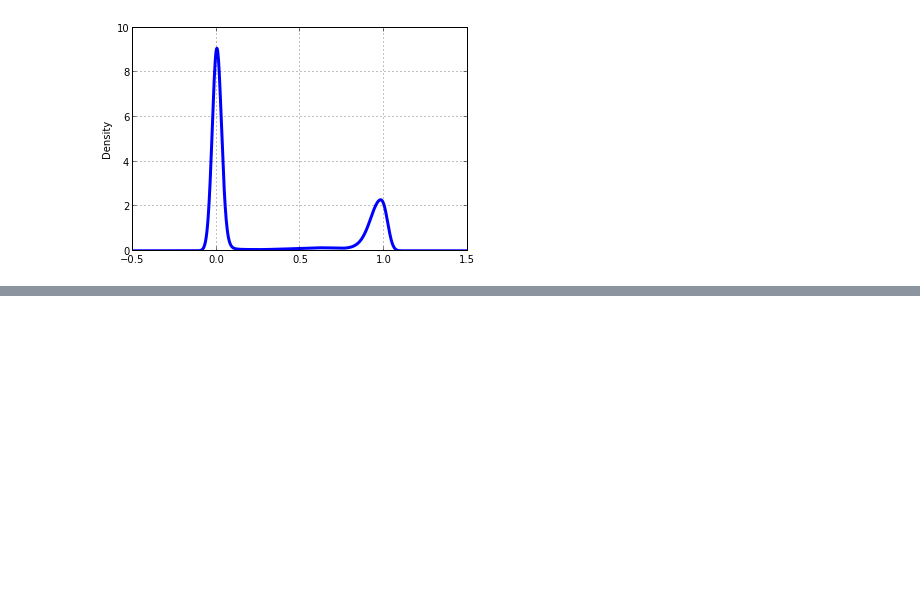
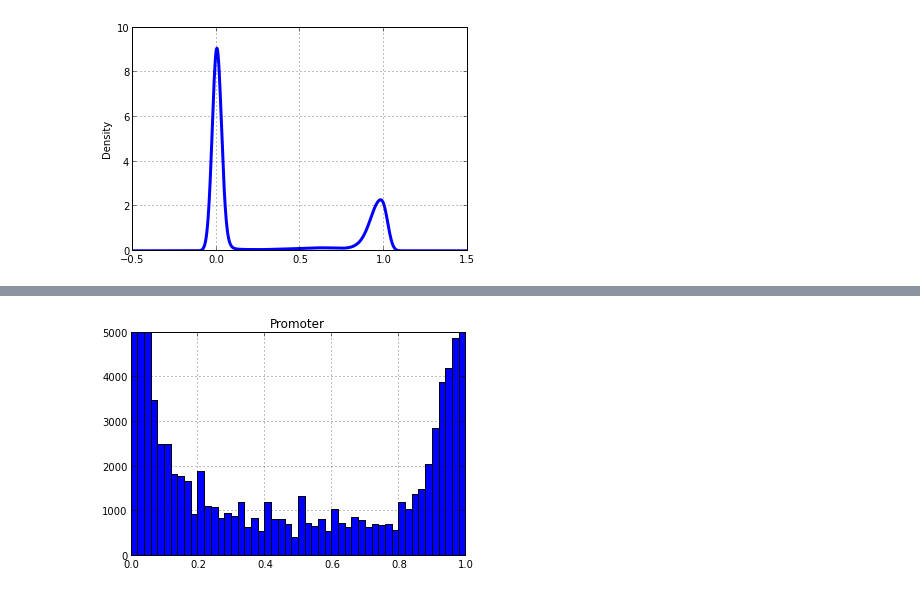
Before and after one commit to sr320/ipython_nb, a Jupyter notebook: BiGo_methratio.ipynb, the cells around one changed output, grey strips where cells are left out. Drawn from its saved outputs; the diff is of its cells as text; code cells hidden in the pictures; blank space fills up the shorter version.

```diff
--- a/BiGo_methratio.ipynb
+++ b/BiGo_methratio.ipynb
@@ -305,0 +362,15 @@ CDSmr[5].plot(kind='kde', linewidth=3);
+# %%
+from pandas import *
+
+# read data from data file into a pandas DataFrame
+Promr = read_table("/Volumes/web/cnidarian/BiGo_methratio_boop_intersect_promoter.txt", # name of the data file
+            #sep="\t", # what character separates each column?
+            #na_values=["", " "], # what values should be considered "blank" values?
+            header=None)
+# %%
+Promr[5].hist(bins=50);
+#Axis limits are changed using the axis([xmin, xmax, ymin, ymax]) function.
+plt.axis([0, 1, 0, 5000]);
+plt.title('Promoter');
+# %% [output]
+[figure, added]
```
Also changed, not shown: parts of 26 cells of this notebook, 2 other files.
